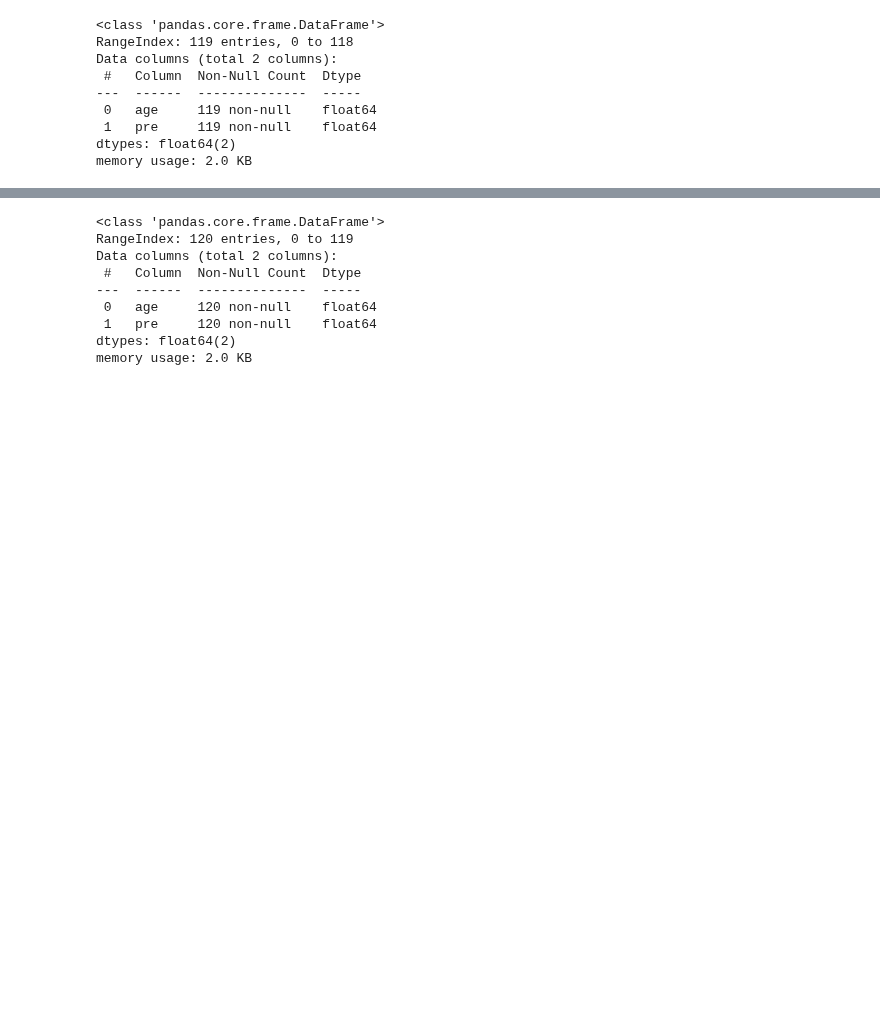
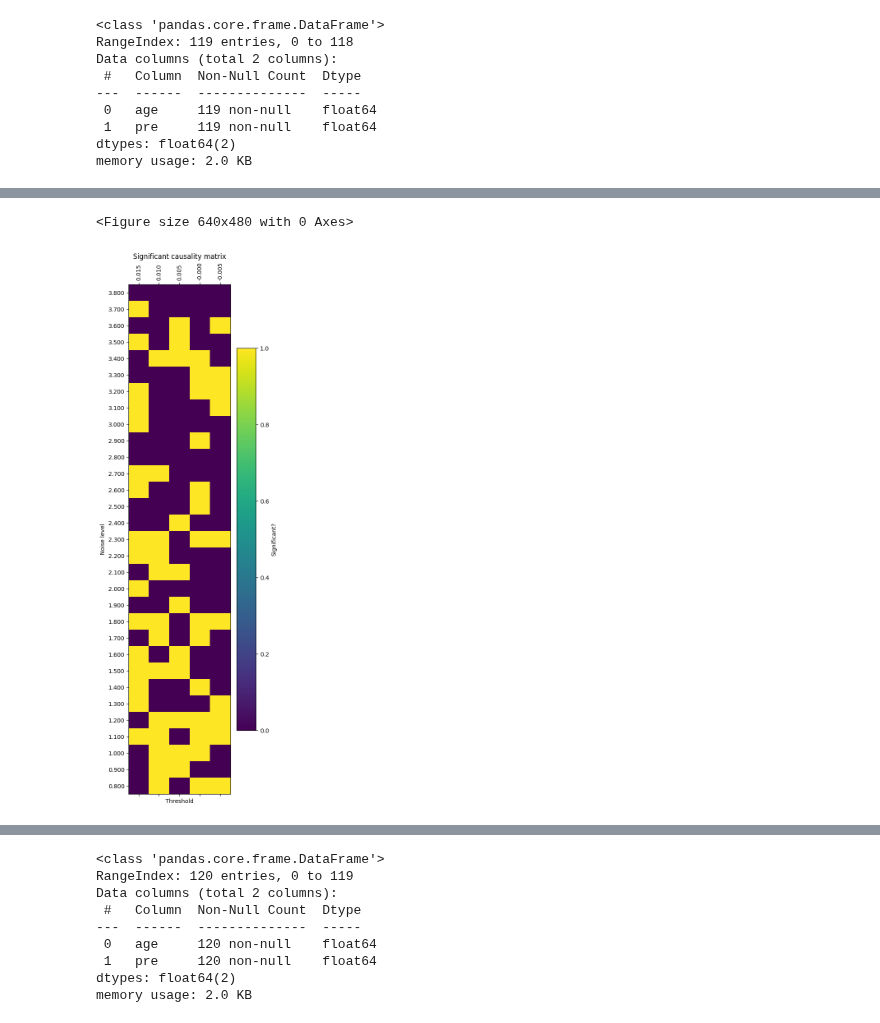
Before and after one commit to Peisong-Zheng/Inso_LGMR, a Jupyter notebook: synthetic_data_test.ipynb, the cells around one changed output, grey strips where cells are left out. Cells and saved outputs as stored; diff of their text form; code cells hidden in the pictures; blank space fills up the shorter version.

```diff
--- a/synthetic_data_test.ipynb
+++ b/synthetic_data_test.ipynb
@@ -146,0 +239,59 @@ plt.show()
+# %%
+import numpy as np
+import matplotlib.pyplot as plt
+import importlib
+from toolbox import significant_test as st
+
+# Reload in case of changes
+importlib.reload(st)
+
+# Parameter ranges
+thresholds = np.arange(0.015, -0.005 - 1e-9, -0.005)  # [0.015, 0.010, 0.005, 0.000, -0.005]
+# noise_levels = np.arange(0.001, 0.01 + 1e-9, 0.001)   # [0.001, 0.002, ..., 0.010]
+noise_levels = np.arange(0.8, 3.81, 0.2)   # [0.001, 0.002, ..., 0.010]
+
+# Prepare results matrix
+results = np.zeros((len(noise_levels), len(thresholds)), dtype=int)
+
+# Switch: if True, only consider first value of test_result
+single_side = False
+
+# Sweep over combinations
+for i, nl in enumerate(noise_levels):
+    for j, th in enumerate(thresholds):
+        df_syn = gen_syn_pre(df_pre,
+                             causal_strength=1,
+                             noise_level=nl,
+                             lag=0,
+                             data_length=None,
+                             threshold=th)
+        ccm_out, ran_list, test_res = st.ccm_significance_test_v2_df(
+            df_input=df_syn,
+            E=5,
+            tau=-3,
+            Tp=0,
+            n_ran=20,
+            libSizes="50 100",
+            random=True,
+            sample=50,
+            showPlot=False
+        )
+        if single_side:
+            signif = test_res[0]
+        else:
+            signif = (test_res[0] and not test_res[1])
+        results[i, j] = int(signif)
+
+# Plot the 2D matrix
+plt.figure()
+plt.matshow(results, aspect='auto', origin='lower')
+plt.xlabel('Threshold')
+plt.ylabel('Noise level')
+plt.title('Significant causality matrix')
+plt.colorbar(label='Significant?')
+plt.xticks(range(len(thresholds)), [f"{t:.3f}" for t in thresholds], rotation=90)
+plt.yticks(range(len(noise_levels)), [f"{nl:.3f}" for nl in noise_levels])
+plt.show()
+# %% [output]
+<Figure size 640x480 with 0 Axes>
+[figure, added]
```
Also changed, not shown: parts of 7 cells of this notebook, 4 other files.
